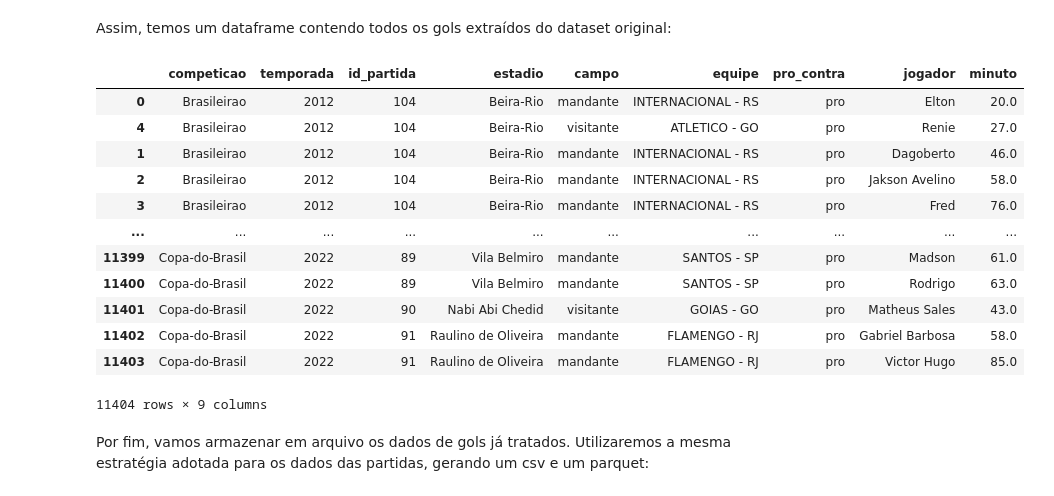
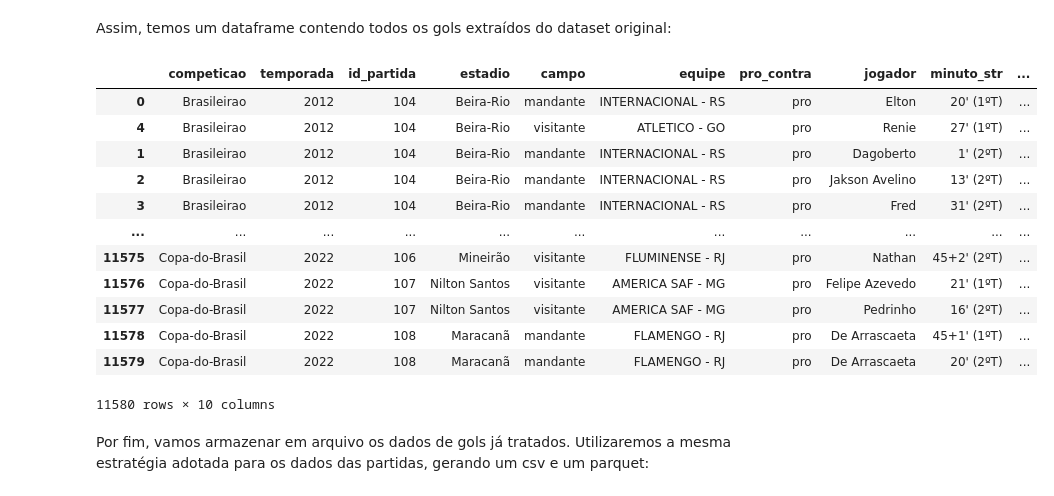
Before and after one commit to renefb/futebol-br, a Jupyter notebook: 2-tratamento.ipynb, the cells around one changed output. Saved outputs shown, nothing was run; the diff lists cells and outputs as text; code cells hidden in the pictures.

```diff
--- a/2-tratamento.ipynb
+++ b/2-tratamento.ipynb
@@ -303,0 +311,13 @@ partidas['visit_penaltis'] = raw['col16'].fillna(0).apply(lambda p: int(p))
+# %%
+# placar do tempo normal
+partidas['mand_placar'] = raw['col08'].apply(lambda g: int(g))
+partidas['visit_placar'] = raw['col11'].apply(lambda g: int(g))
+
+# definindo o vencedor do tempo normal de jogo
+vencedor_mapping = {1: 'mandante', 0:'empate', -1:'visitante'}
+saldo_gols = partidas['mand_placar'] - partidas['visit_placar']
+saldo_gols = saldo_gols.apply(lambda x: x/abs(x) if x!=0 else x)
+vencedor_regular = saldo_gols.replace(vencedor_mapping)
+partidas['vencedor_regular'] = vencedor_regular
+
+partidas.head()
@@ -388,15 +444,16 @@ def format_marcacao_gol(jogador_minuto_periodo):
     periodo = jogador_minuto_periodo[-4:-1]
     jogador_minuto = jogador_minuto_periodo[:-7]
     jogador = re.sub(r'[\d]{1,2}(\+[\d]{1,2})?$', '', jogador_minuto).strip()
-    minuto = jogador_minuto.replace(jogador, '').strip()
-    if minuto.find('+') > 0:
-        minuto = 45.5 # atribui o valor 45.5 a qualquer gol anotado nos acréscimos
-    elif int(minuto) > 45:
-        minuto = 45.5 # idem
-    minuto = float(minuto)
+    minuto_str = jogador_minuto_periodo.replace(jogador, '').strip()
+    minuto_num = jogador_minuto.replace(jogador, '').strip()
+    if minuto_num.find('+') > 0:
+        minuto_num = 45.5 # atribui o valor 45.5 a qualquer gol anotado nos acréscimos
+    elif int(minuto_num) > 45:
+        minuto_num = 45.5 # idem
+    minuto_num = float(minuto_num)
     if periodo=='2ºT':
-        minuto += 45
-    return [jogador, minuto]
+        minuto_num += 45
+    return [jogador, minuto_str, minuto_num]
 # %% [markdown]
 Uma coisa a ser observada é que a forma como o tempo de jogo é originalmente expresso nos registros (**`8' (1ºT)`**, **`45+3' (1ºT)`** ou **`21' (2ºT)`**, por exemplo) torna um pouco mais difícil sua manipulação como variável ordinal. Por isso, os valores de tempo de jogo foram convertidos para o intervalo entre 1 e 90.5, sendo que o valor 45.5 representa os gols marcados nos acréscimos do primeiro tempo, os valores acima de 45.5 os gols marcados durante o segundo tempo e o valor 90.5 os gols marcados nos acréscimos do segundo tempo.
 
@@ -412,8 +469,8 @@ for idx, row in dados_gols.iterrows():
             lado = 'pro'
             if m in row['col14']:
                 lado = 'contra'
-            jogador, minuto = format_marcacao_gol(m)
-            registro += [lado, jogador, minuto]
+            jogador, minuto_str, minuto_num = format_marcacao_gol(m)
+            registro += [lado, jogador, minuto_str, minuto_num]
             registro_gols.append(registro)
     if row['col13']!=['']:
         for n in row['col13']:
@@ -422,15 +479,16 @@ for idx, row in dados_gols.iterrows():
             lado = 'pro'
             if n in row['col14']:
                 lado = 'contra'
-            jogador, minuto = format_marcacao_gol(n)
-            registro += [lado, jogador, minuto]
+            jogador, minuto_str, minuto_num = format_marcacao_gol(n)
+            registro += [lado, jogador, minuto_str, minuto_num]
             registro_gols.append(registro)
 # %% [markdown]
 A variável `registro_gols` é uma lista homogênea de listas com o mesmo comprimento. Sua estrutura tabular nos permite popular um dataframe:
 # %%
-cols = ['competicao', 'temporada', 'id_partida', 'estadio', 'campo', 'equipe', 'pro_contra', 'jogador', 'minuto']
+cols = ['competicao', 'temporada', 'id_partida', 'estadio', 'campo',
+        'equipe', 'pro_contra', 'jogador', 'minuto_str', 'minuto_num']
 gols = pd.DataFrame(registro_gols, columns=cols)
-gols.sort_values(by=['competicao', 'temporada', 'id_partida', 'minuto'], inplace=True)
+gols.sort_values(by=['competicao', 'temporada', 'id_partida', 'minuto_num'], inplace=True)
 # %%
 gols['competicao'] = pd.Categorical(gols['competicao'],
                             categories=['Brasileirao', 'Copa-do-Brasil'])
@@ -440,22 +498,22 @@ gols['equipe'] = pd.Categorical(gols['equipe'],
 # %% [markdown]
 Assim, temos um dataframe contendo todos os gols extraídos do dataset original:
 # %%
-gols.sort_values(by=['competicao', 'temporada', 'id_partida', 'minuto'], inplace=True)
+gols.sort_values(by=['competicao', 'temporada', 'id_partida', 'minuto_num'], inplace=True)
 gols
 # %% [output]
-|  | competicao | temporada | id_partida | estadio | campo | equipe | pro_contra | jogador | minuto |
-| 0 | Brasileirao | 2012 | 104 | Beira-Rio | mandante | INTERNACIONAL - RS | pro | Elton | 20.0 |
-| 4 | Brasileirao | 2012 | 104 | Beira-Rio | visitante | ATLETICO - GO | pro | Renie | 27.0 |
-| 1 | Brasileirao | 2012 | 104 | Beira-Rio | mandante | INTERNACIONAL - RS | pro | Dagoberto | 46.0 |
-| 2 | Brasileirao | 2012 | 104 | Beira-Rio | mandante | INTERNACIONAL - RS | pro | Jakson Avelino | 58.0 |
-| 3 | Brasileirao | 2012 | 104 | Beira-Rio | mandante | INTERNACIONAL - RS | pro | Fred | 76.0 |
-| ... | ... | ... | ... | ... | ... | ... | ... | ... | ... |
-| 11399 | Copa-do-Brasil | 2022 | 89 | Vila Belmiro | mandante | SANTOS - SP | pro | Madson | 61.0 |
-| 11400 | Copa-do-Brasil | 2022 | 89 | Vila Belmiro | mandante | SANTOS - SP | pro | Rodrigo | 63.0 |
-| 11401 | Copa-do-Brasil | 2022 | 90 | Nabi Abi Chedid | visitante | GOIAS - GO | pro | Matheus Sales | 43.0 |
-| 11402 | Copa-do-Brasil | 2022 | 91 | Raulino de Oliveira | mandante | FLAMENGO - RJ | pro | Gabriel Barbosa | 58.0 |
-| 11403 | Copa-do-Brasil | 2022 | 91 | Raulino de Oliveira | mandante | FLAMENGO - RJ | pro | Victor Hugo | 85.0 |
+|  | competicao | temporada | id_partida | estadio | campo | equipe | pro_contra | jogador | minuto_str | ... |
+| 0 | Brasileirao | 2012 | 104 | Beira-Rio | mandante | INTERNACIONAL - RS | pro | Elton | 20' (1ºT) | ... |
+| 4 | Brasileirao | 2012 | 104 | Beira-Rio | visitante | ATLETICO - GO | pro | Renie | 27' (1ºT) | ... |
+| 1 | Brasileirao | 2012 | 104 | Beira-Rio | mandante | INTERNACIONAL - RS | pro | Dagoberto | 1' (2ºT) | ... |
+| 2 | Brasileirao | 2012 | 104 | Beira-Rio | mandante | INTERNACIONAL - RS | pro | Jakson Avelino | 13' (2ºT) | ... |
+| 3 | Brasileirao | 2012 | 104 | Beira-Rio | mandante | INTERNACIONAL - RS | pro | Fred | 31' (2ºT) | ... |
+| ... | ... | ... | ... | ... | ... | ... | ... | ... | ... | ... |
+| 11575 | Copa-do-Brasil | 2022 | 106 | Mineirão | visitante | FLUMINENSE - RJ | pro | Nathan | 45+2' (2ºT) | ... |
+| 11576 | Copa-do-Brasil | 2022 | 107 | Nilton Santos | visitante | AMERICA SAF - MG | pro | Felipe Azevedo | 21' (1ºT) | ... |
+| 11577 | Copa-do-Brasil | 2022 | 107 | Nilton Santos | visitante | AMERICA SAF - MG | pro | Pedrinho | 16' (2ºT) | ... |
+| 11578 | Copa-do-Brasil | 2022 | 108 | Maracanã | mandante | FLAMENGO - RJ | pro | De Arrascaeta | 45+1' (1ºT) | ... |
+| 11579 | Copa-do-Brasil | 2022 | 108 | Maracanã | mandante | FLAMENGO - RJ | pro | De Arrascaeta | 20' (2ºT) | ... |
-11404 rows × 9 columns
+11580 rows × 10 columns
 # %% [markdown]
 Por fim, vamos armazenar em arquivo os dados de gols já tratados. Utilizaremos a mesma estratégia adotada para os dados das partidas, gerando um csv e um parquet:
 # %%
```
Also changed, not shown: parts of 18 cells of this notebook, 46 other files.
